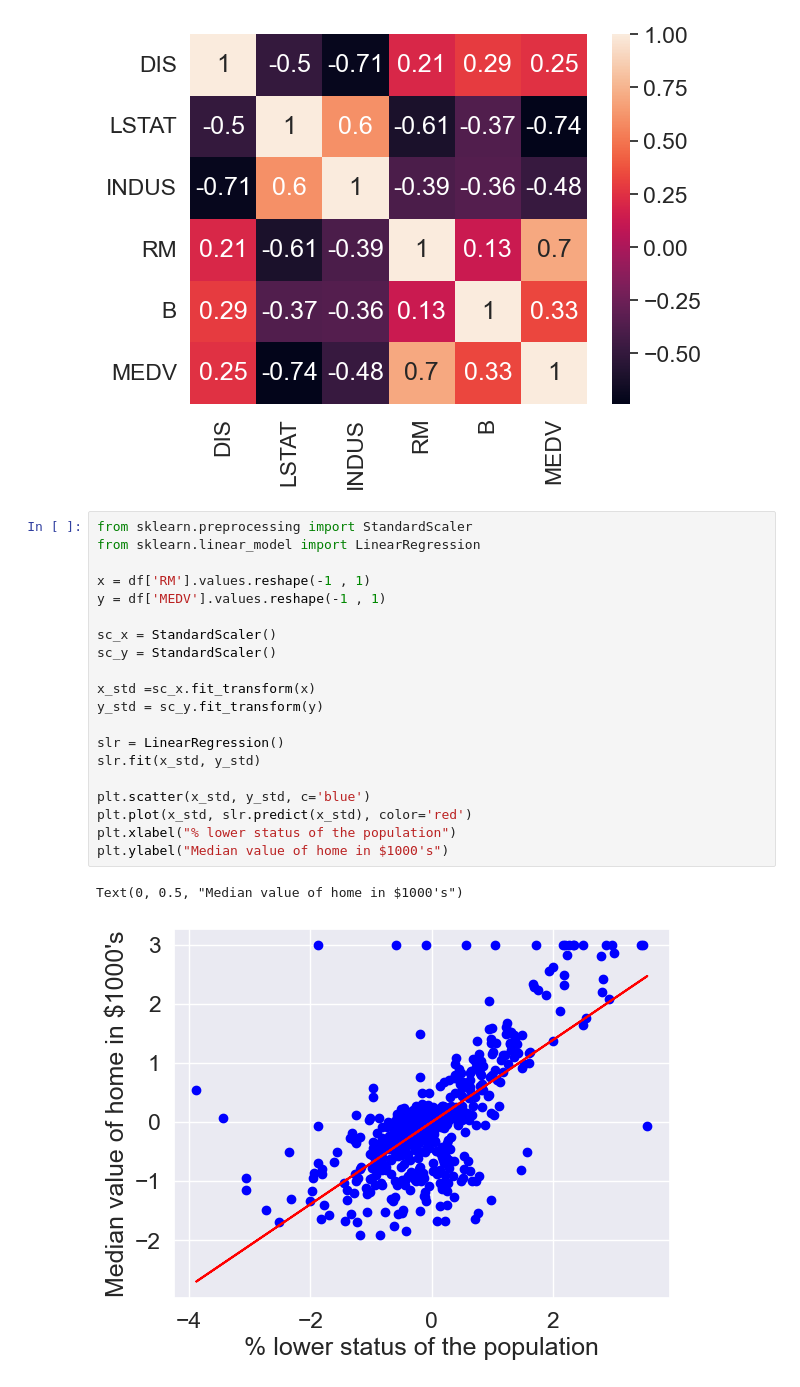
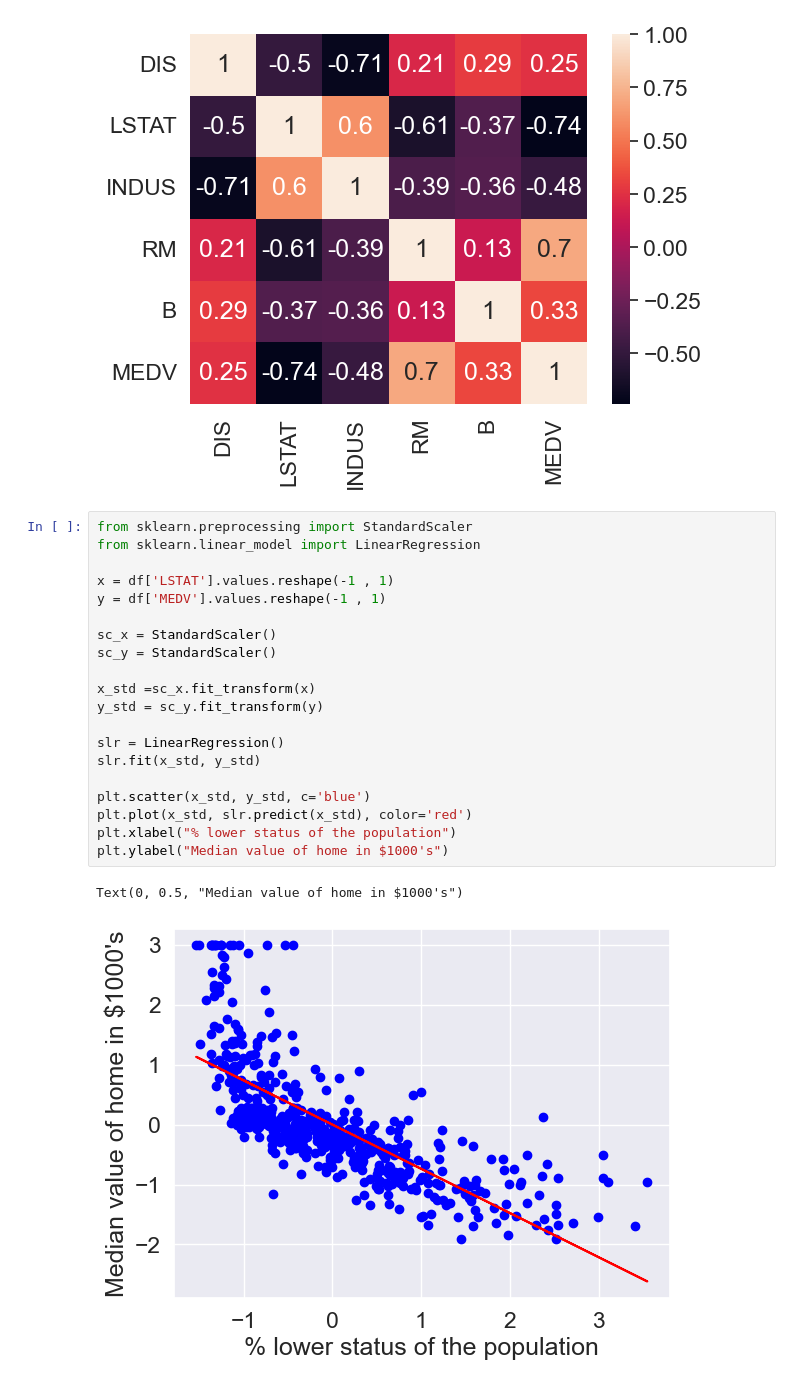
Before and after one commit to Another-DevX/Machine_learning, a Jupyter notebook: Linear_regresion/main.ipynb, the cells around one changed output. Drawn from its saved outputs; the diff is of its cells as text.

```diff
--- a/Linear_regresion/main.ipynb
+++ b/Linear_regresion/main.ipynb
@@ -69,24 +69,24 @@ sns.heatmap(cm, cbar=True, annot=True, yticklabels=cols, xticklabels=cols)
 # %%
 from sklearn.preprocessing import StandardScaler
 from sklearn.linear_model import LinearRegression
 
-x = df['RM'].values.reshape(-1 , 1)
+x = df['LSTAT'].values.reshape(-1 , 1)
 y = df['MEDV'].values.reshape(-1 , 1)
 
 sc_x = StandardScaler()
 sc_y = StandardScaler()
 
 x_std =sc_x.fit_transform(x)
 y_std = sc_y.fit_transform(y)
 
 slr = LinearRegression()
 slr.fit(x_std, y_std)
 
 plt.scatter(x_std, y_std, c='blue')
 plt.plot(x_std, slr.predict(x_std), color='red')
 plt.xlabel("% lower status of the population")
 plt.ylabel("Median value of home in $1000's")
 # %% [output]
 Text(0, 0.5, "Median value of home in $1000's")
-[figure, old version]
+[figure, new version]
 # %%
```
Also changed, not shown: parts of 1 cell of this notebook, 2 other files.
